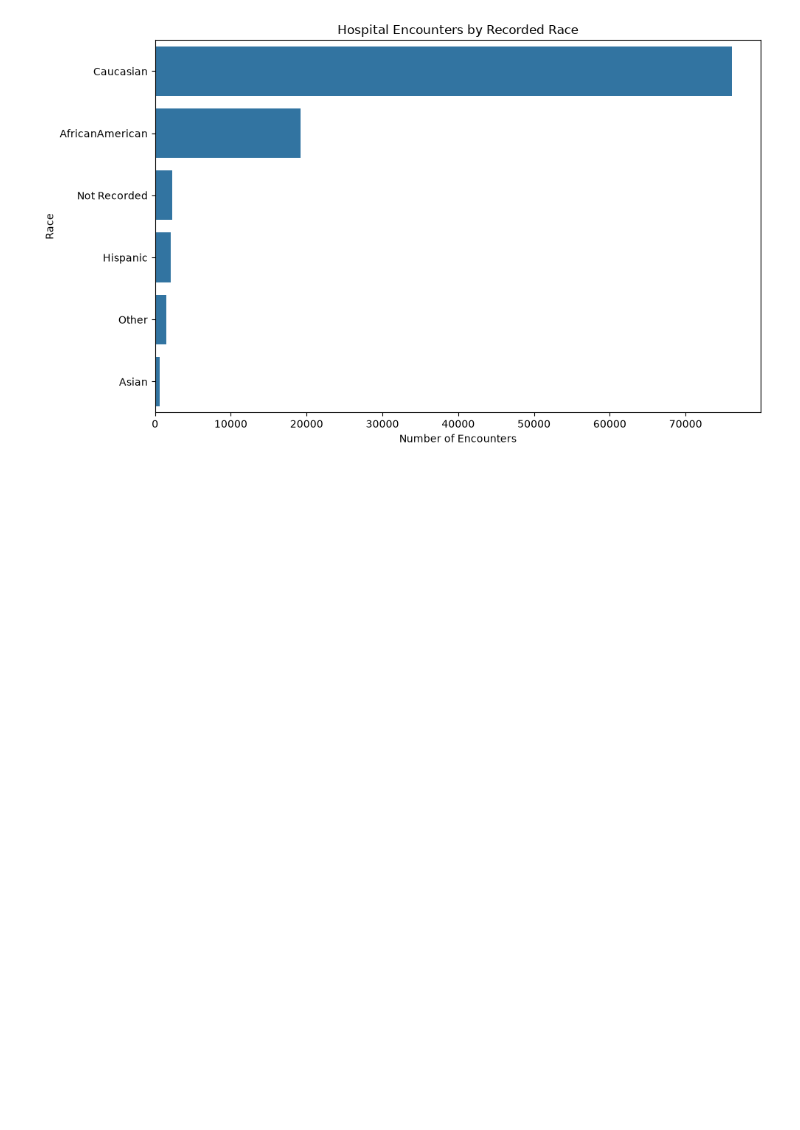
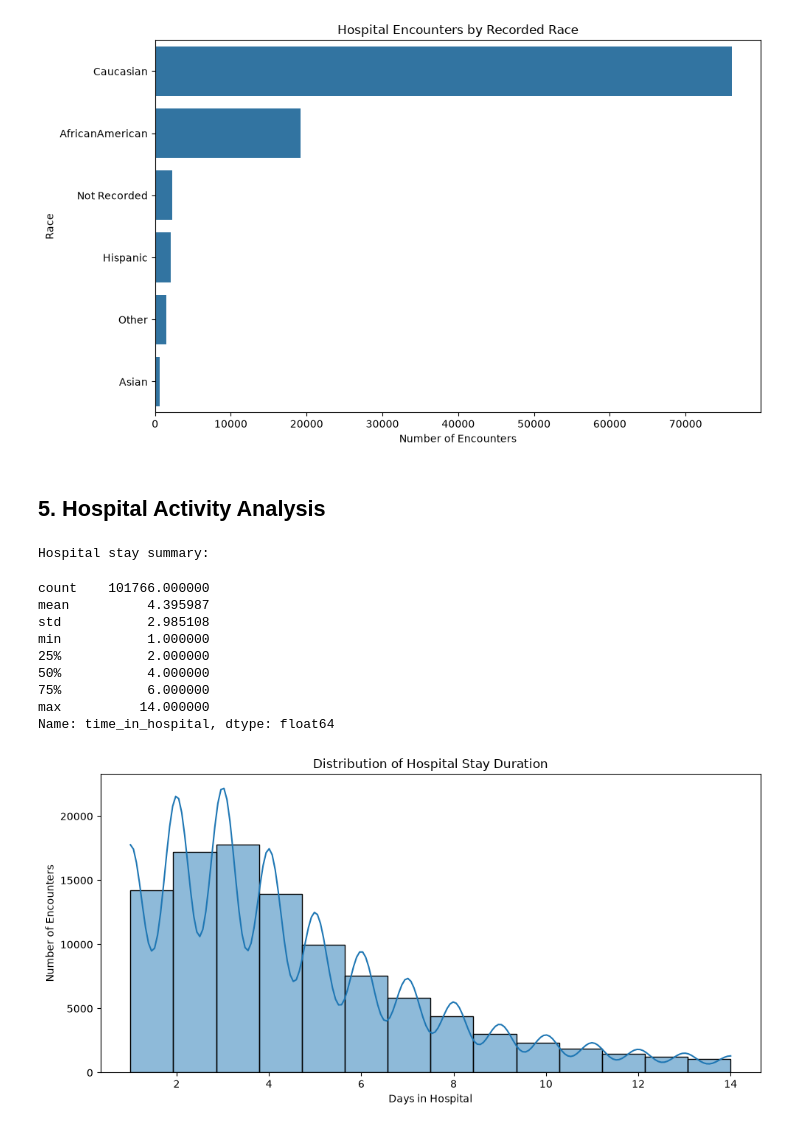
Before and after one commit to hetanshipatel/healthcare-data-analytics, a Jupyter notebook: notebooks/02_cleaned_data_inspection.ipynb, the cells around one changed output. Cells and saved outputs as stored; diff of their text form; code cells hidden in the pictures; blank space fills up the shorter version.

Commit message:
EDA analysis for encounters

```diff
--- a/notebooks/02_cleaned_data_inspection.ipynb
+++ b/notebooks/02_cleaned_data_inspection.ipynb
@@ -215,3 +215,43 @@ plt.tight_layout()
 plt.show()
 # %% [output]
 [figure]
+# %% [markdown]
+## 5. Hospital Activity Analysis
+# %%
+# 5.1 Length of hospital stay
+# Convert to numeric
+df["time_in_hospital"] = pd.to_numeric(
+    df["time_in_hospital"], errors="coerce"
+)
+
+# Summary statistics
+print("Hospital stay summary:")
+display(df["time_in_hospital"].describe())
+
+# Distribution chart
+plt.figure(figsize=(10, 5))
+
+sns.histplot(
+    data=df,
+    x="time_in_hospital",
+    bins=14,
+    kde=True
+)
+
+plt.title("Distribution of Hospital Stay Duration")
+plt.xlabel("Days in Hospital")
+plt.ylabel("Number of Encounters")
+plt.tight_layout()
+plt.show()
+# %% [output]
+Hospital stay summary:
+count    101766.000000
+mean          4.395987
+std           2.985108
+min           1.000000
+25%           2.000000
+50%           4.000000
+75%           6.000000
+max          14.000000
+Name: time_in_hospital, dtype: float64
+[figure, added]
```
Also changed, not shown: parts of 5 cells of this notebook.
